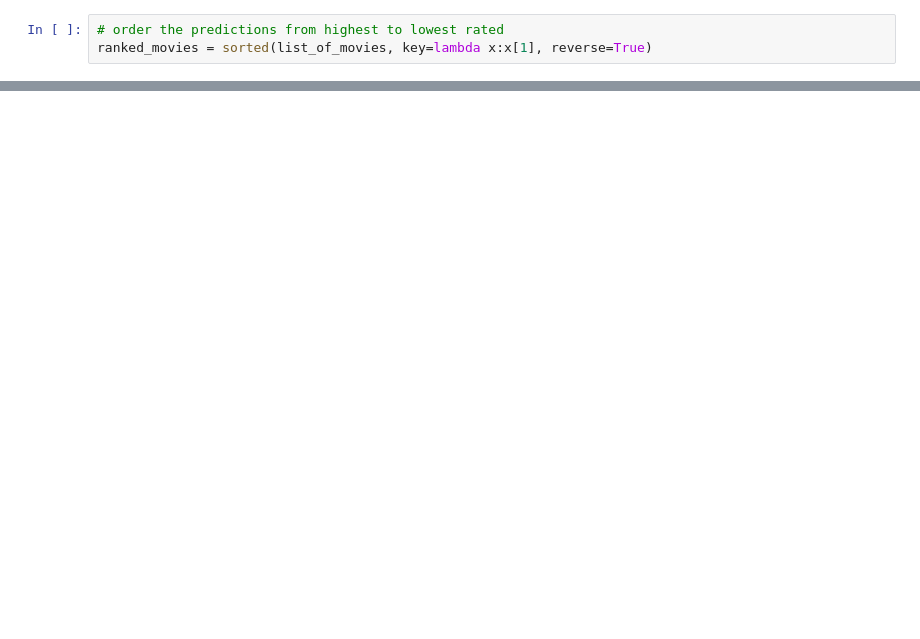
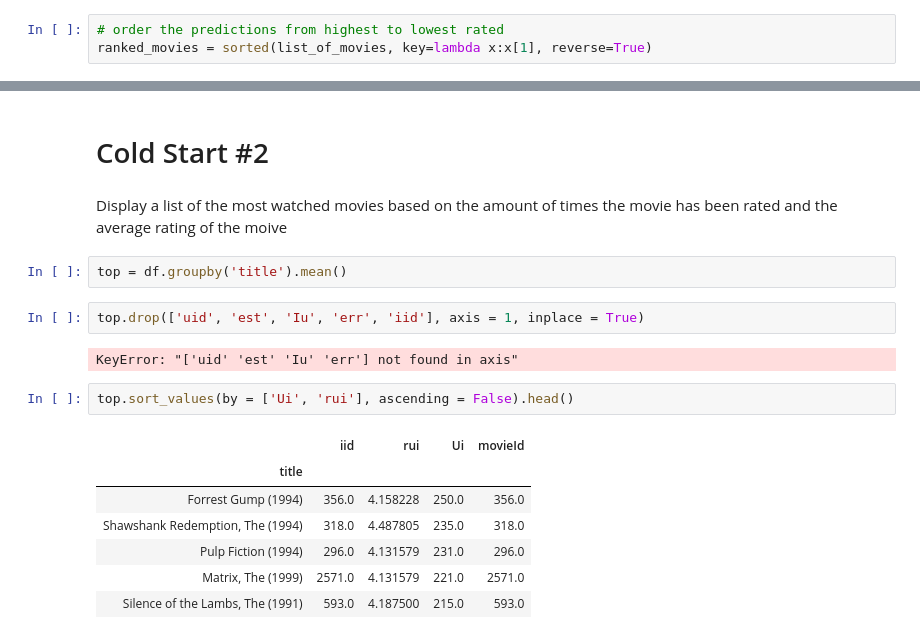
Before and after one commit to bt02/Movie-Recommendation-System, a Jupyter notebook: Recommendation-System.ipynb, the cells around one changed output, grey strips where cells are left out. Drawn from its saved outputs; the diff is of its cells as text; blank space fills up the shorter version.

```diff
--- a/Recommendation-System.ipynb
+++ b/Recommendation-System.ipynb
@@ -336 +319,21 @@ Recommendation #  5 :  413    In the Name of the Father (1993)
 Name: title, dtype: object
+# %% [markdown]
+# Cold Start #2
+# %% [markdown]
+Display a list of the most watched movies based on the amount of times the movie has been rated and the average rating of the moive
+# %%
+top = df.groupby('title').mean()
+# %%
+top.drop(['uid', 'est', 'Iu', 'err', 'iid'], axis = 1, inplace = True)
+# %% [output]
+KeyError: "['uid' 'est' 'Iu' 'err'] not found in axis"
+# %%
+top.sort_values(by = ['Ui', 'rui'], ascending = False).head()
+# %% [output]
+|  | iid | rui | Ui | movieId |
+| title |  |  |  |  |
+| Forrest Gump (1994) | 356.0 | 4.158228 | 250.0 | 356.0 |
+| Shawshank Redemption, The (1994) | 318.0 | 4.487805 | 235.0 | 318.0 |
+| Pulp Fiction (1994) | 296.0 | 4.131579 | 231.0 | 296.0 |
+| Matrix, The (1999) | 2571.0 | 4.131579 | 221.0 | 2571.0 |
+| Silence of the Lambs, The (1991) | 593.0 | 4.187500 | 215.0 | 593.0 |
```
Also changed, not shown: parts of 18 cells of this notebook.
